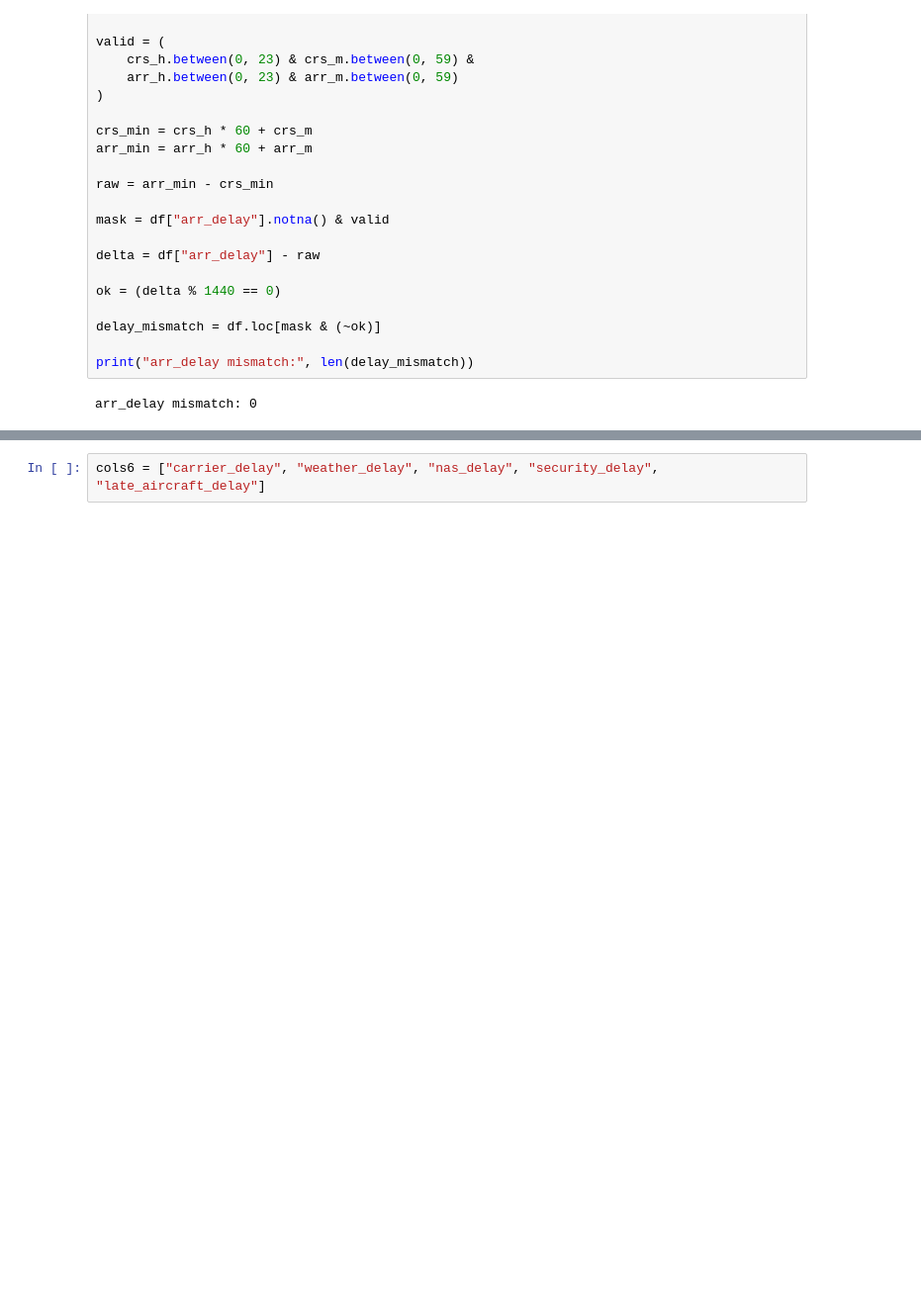
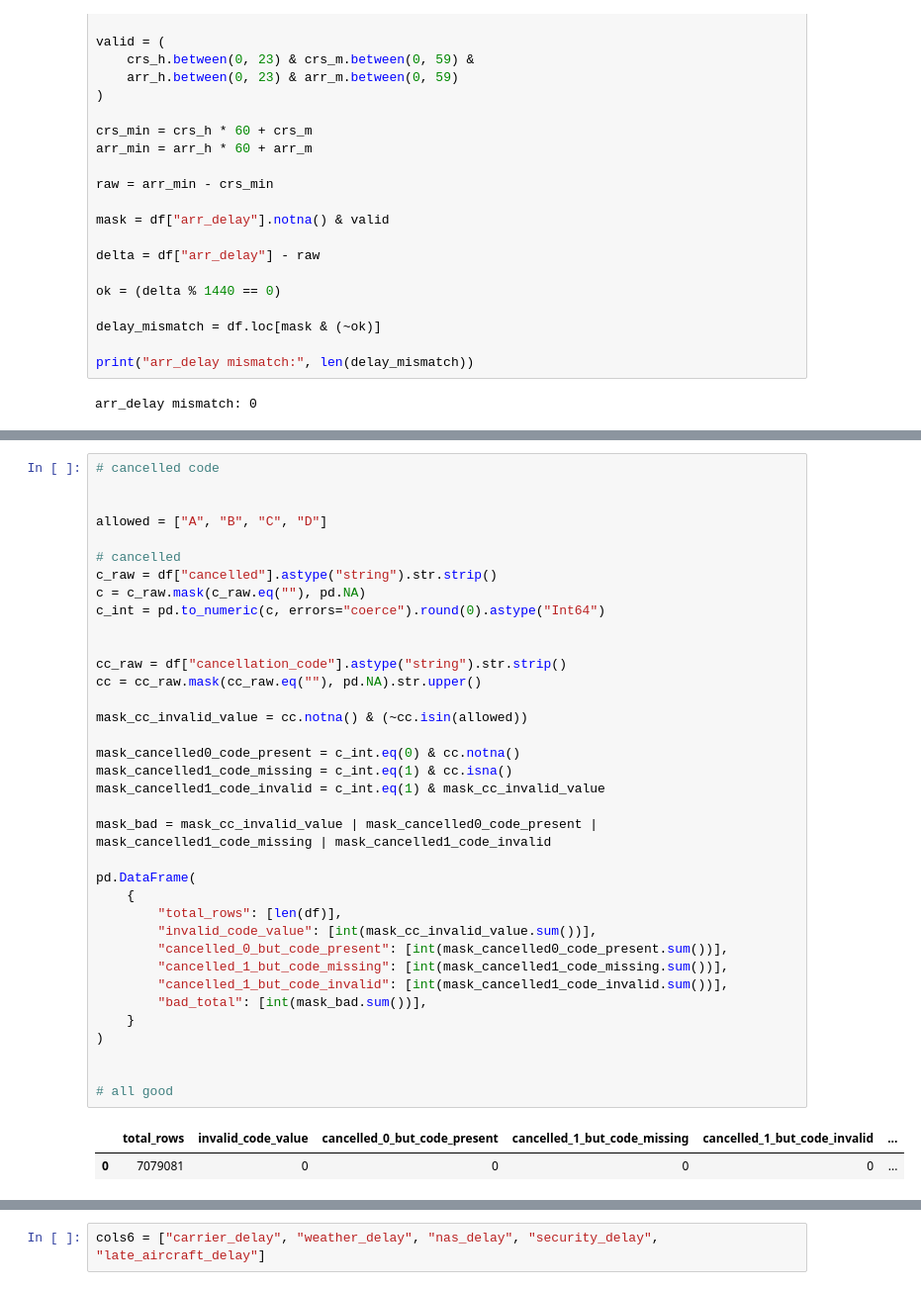
Before and after one commit to nshanbhag2003/flight-delay-analysis, a Jupyter notebook: Notebooks/datacleaning.ipynb, the cells around one changed output, grey strips where cells are left out. Shown at 99% size. Drawn from its saved outputs; the diff is of its cells as text; blank space fills up the shorter version.

```diff
--- a/Notebooks/datacleaning.ipynb
+++ b/Notebooks/datacleaning.ipynb
@@ -646,0 +767,39 @@ diverted
+# %%
+# cancelled code
+
+
+allowed = ["A", "B", "C", "D"]
+
+# cancelled
+c_raw = df["cancelled"].astype("string").str.strip()
+c = c_raw.mask(c_raw.eq(""), pd.NA)
+c_int = pd.to_numeric(c, errors="coerce").round(0).astype("Int64")
+
+
+cc_raw = df["cancellation_code"].astype("string").str.strip()
+cc = cc_raw.mask(cc_raw.eq(""), pd.NA).str.upper()
+
+mask_cc_invalid_value = cc.notna() & (~cc.isin(allowed))
+
+mask_cancelled0_code_present = c_int.eq(0) & cc.notna()
+mask_cancelled1_code_missing = c_int.eq(1) & cc.isna()
+mask_cancelled1_code_invalid = c_int.eq(1) & mask_cc_invalid_value
+
+mask_bad = mask_cc_invalid_value | mask_cancelled0_code_present | mask_cancelled1_code_missing | mask_cancelled1_code_invalid
+
+pd.DataFrame(
+    {
+        "total_rows": [len(df)],
+        "invalid_code_value": [int(mask_cc_invalid_value.sum())],
+        "cancelled_0_but_code_present": [int(mask_cancelled0_code_present.sum())],
+        "cancelled_1_but_code_missing": [int(mask_cancelled1_code_missing.sum())],
+        "cancelled_1_but_code_invalid": [int(mask_cancelled1_code_invalid.sum())],
+        "bad_total": [int(mask_bad.sum())],
+    }
+)
+
+
+# all good
+# %% [output]
+|  | total_rows | invalid_code_value | cancelled_0_but_code_present | cancelled_1_but_code_missing | cancelled_1_but_code_invalid | ... |
+| 0 | 7079081 | 0 | 0 | 0 | 0 | ... |
```
Also changed, not shown: parts of 70 cells of this notebook.
